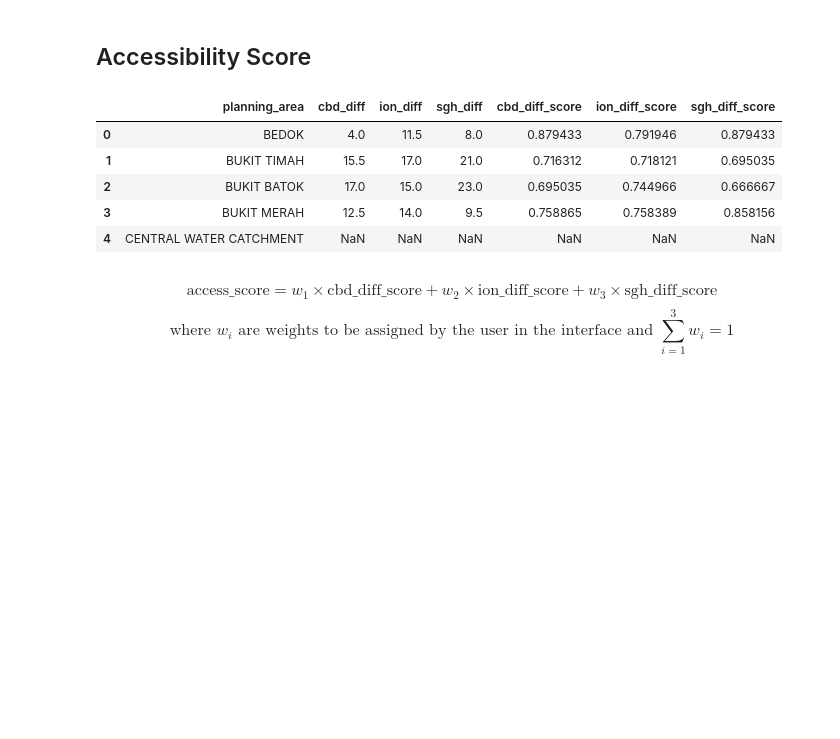
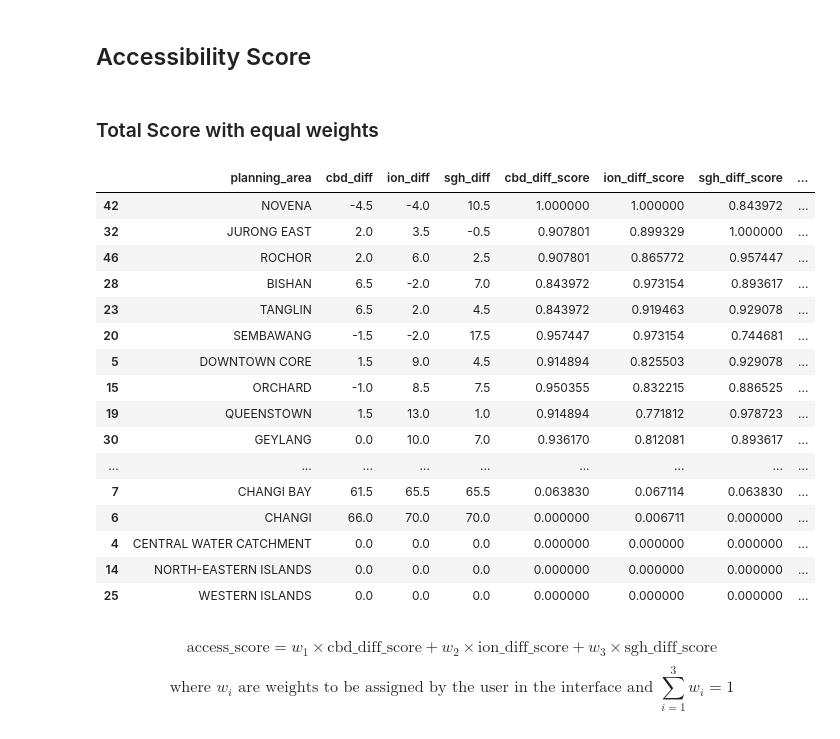
Before and after one commit to kiwi-lemongrass/DSE3101-Enhancing-Urban-Transport, a Jupyter notebook: src/backend.ipynb, the cells around one changed output. Drawn from its saved outputs; the diff is of its cells as text; code cells hidden in the pictures; blank space fills up the shorter version.

Commit message:
add total score with equal weights to accessibility and availability

```diff
--- a/src/backend.ipynb
+++ b/src/backend.ipynb
@@ -652,9 +663,25 @@ access_with_score.to_csv('../data/access_score.csv', index=False)
-# %%
-access_with_score.head()
-# %% [output]
-|  | planning_area | cbd_diff | ion_diff | sgh_diff | cbd_diff_score | ion_diff_score | sgh_diff_score |
-| 0 | BEDOK | 4.0 | 11.5 | 8.0 | 0.879433 | 0.791946 | 0.879433 |
-| 1 | BUKIT TIMAH | 15.5 | 17.0 | 21.0 | 0.716312 | 0.718121 | 0.695035 |
-| 2 | BUKIT BATOK | 17.0 | 15.0 | 23.0 | 0.695035 | 0.744966 | 0.666667 |
-| 3 | BUKIT MERAH | 12.5 | 14.0 | 9.5 | 0.758865 | 0.758389 | 0.858156 |
-| 4 | CENTRAL WATER CATCHMENT | NaN | NaN | NaN | NaN | NaN | NaN |
+# %% [markdown]
+### Total Score with equal weights
+# %%
+access_with_score = access_with_score.fillna(0)
+access_with_score['total_score'] = (access_with_score['cbd_diff_score'] + access_with_score['ion_diff_score'] + access_with_score['sgh_diff_score']) / 3
+access_with_score = access_with_score.sort_values(by='total_score', ascending=False)
+access_with_score
+# %% [output]
+|  | planning_area | cbd_diff | ion_diff | sgh_diff | cbd_diff_score | ion_diff_score | sgh_diff_score | ... |
+| 42 | NOVENA | -4.5 | -4.0 | 10.5 | 1.000000 | 1.000000 | 0.843972 | ... |
+| 32 | JURONG EAST | 2.0 | 3.5 | -0.5 | 0.907801 | 0.899329 | 1.000000 | ... |
+| 46 | ROCHOR | 2.0 | 6.0 | 2.5 | 0.907801 | 0.865772 | 0.957447 | ... |
+| 28 | BISHAN | 6.5 | -2.0 | 7.0 | 0.843972 | 0.973154 | 0.893617 | ... |
+| 23 | TANGLIN | 6.5 | 2.0 | 4.5 | 0.843972 | 0.919463 | 0.929078 | ... |
+| 20 | SEMBAWANG | -1.5 | -2.0 | 17.5 | 0.957447 | 0.973154 | 0.744681 | ... |
+| 5 | DOWNTOWN CORE | 1.5 | 9.0 | 4.5 | 0.914894 | 0.825503 | 0.929078 | ... |
+| 15 | ORCHARD | -1.0 | 8.5 | 7.5 | 0.950355 | 0.832215 | 0.886525 | ... |
+| 19 | QUEENSTOWN | 1.5 | 13.0 | 1.0 | 0.914894 | 0.771812 | 0.978723 | ... |
+| 30 | GEYLANG | 0.0 | 10.0 | 7.0 | 0.936170 | 0.812081 | 0.893617 | ... |
+| ... | ... | ... | ... | ... | ... | ... | ... | ... |
+| 7 | CHANGI BAY | 61.5 | 65.5 | 65.5 | 0.063830 | 0.067114 | 0.063830 | ... |
+| 6 | CHANGI | 66.0 | 70.0 | 70.0 | 0.000000 | 0.006711 | 0.000000 | ... |
+| 4 | CENTRAL WATER CATCHMENT | 0.0 | 0.0 | 0.0 | 0.000000 | 0.000000 | 0.000000 | ... |
+| 14 | NORTH-EASTERN ISLANDS | 0.0 | 0.0 | 0.0 | 0.000000 | 0.000000 | 0.000000 | ... |
+| 25 | WESTERN ISLANDS | 0.0 | 0.0 | 0.0 | 0.000000 | 0.000000 | 0.000000 | ... |
```
Also changed, not shown: parts of 5 cells of this notebook, 2 other files.
